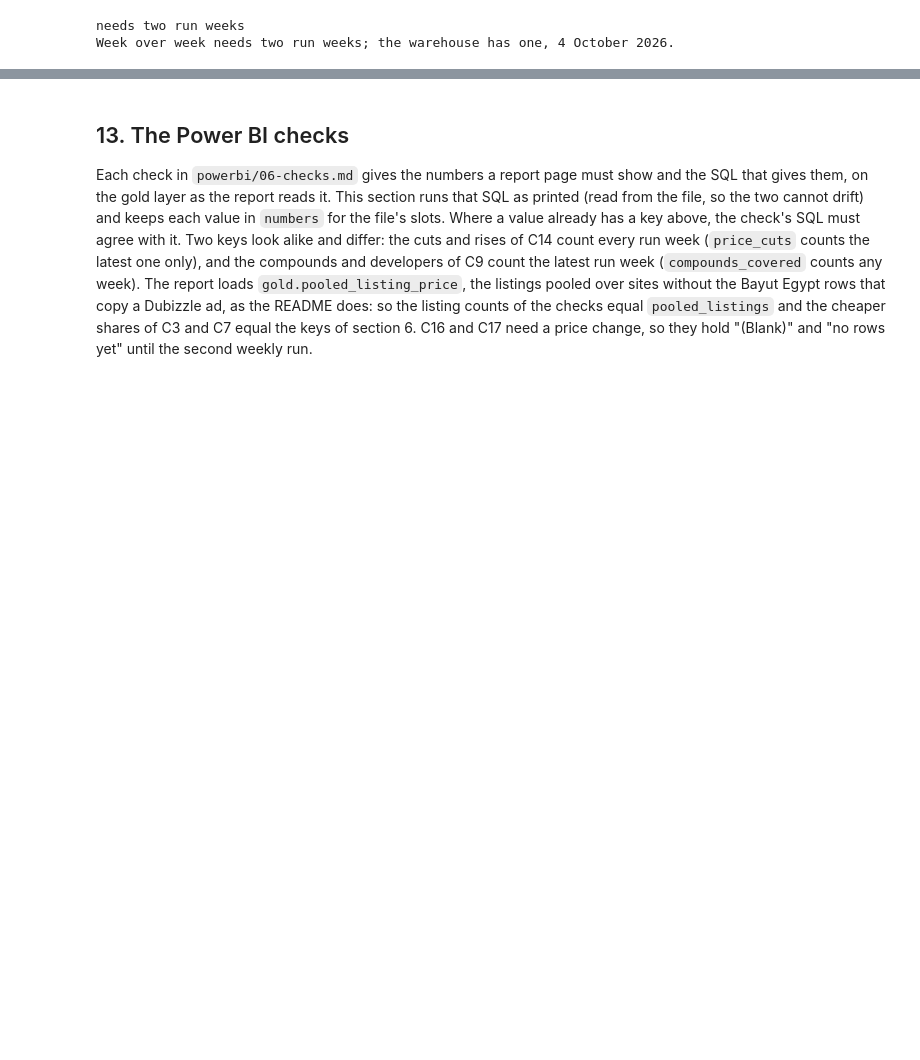
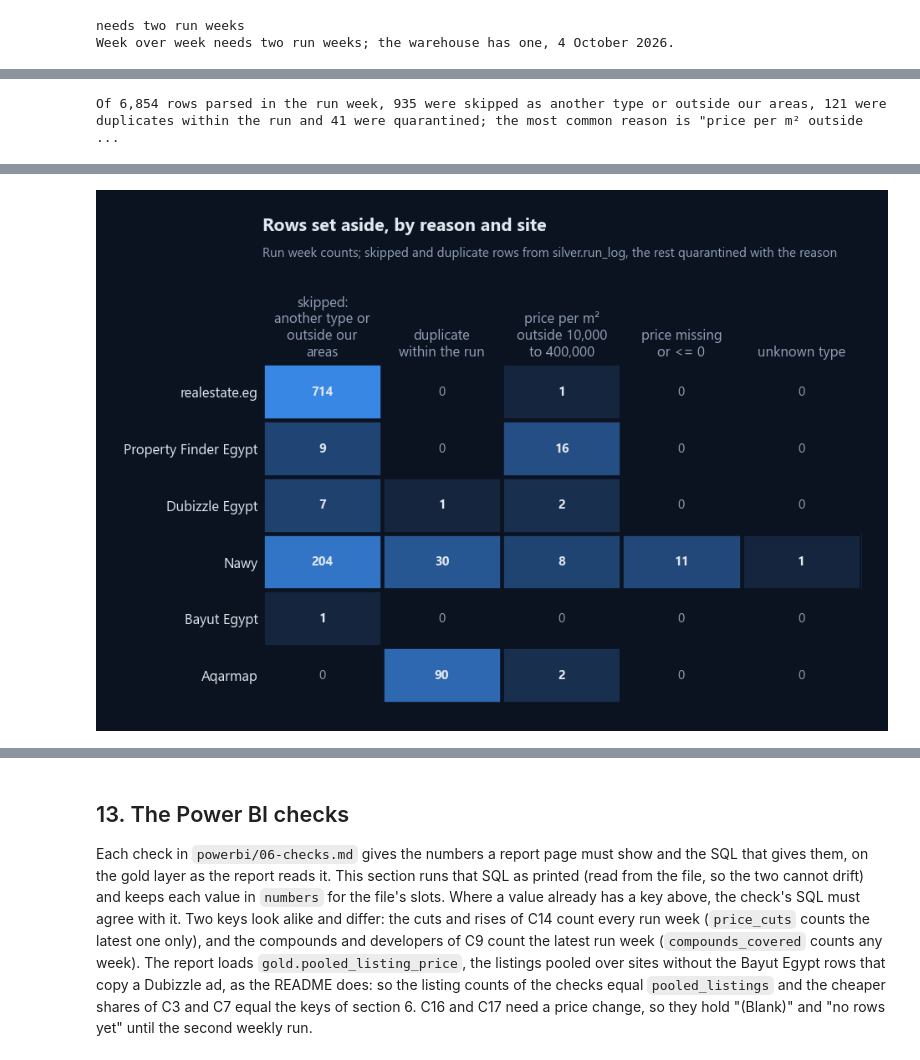
Before and after one commit to omarshalabyy1/egypt-real-estate-prices, a Jupyter notebook: analysis/analysis.ipynb, the cells around one changed output, grey strips where cells are left out. Cells and saved outputs as stored; diff of their text form; code cells hidden in the pictures; blank space fills up the shorter version.

```diff
--- a/analysis/analysis.ipynb
+++ b/analysis/analysis.ipynb
@@ -1351,0 +1473,64 @@ Week over week needs two run weeks; the warehouse has one, 4 October 2026.
+# %%
+import textwrap
+
+from matplotlib.colors import LogNorm
+
+
+def count_map(ax, table):
+    """Counts per cell on a log colour scale (the counts span three orders of magnitude); a 0 cell stays empty."""
+    values = table.to_numpy(dtype=float)
+    ax.imshow(np.where(values > 0, values, np.nan), cmap=SEQUENTIAL, norm=LogNorm(vmin=1, vmax=max(values.max(), 2)),
+              aspect="auto")
+    for i in range(values.shape[0]):
+        for j in range(values.shape[1]):
+            ax.text(j, i, f"{int(values[i, j]):,}", ha="center", va="center", color=INK if values[i, j] else MUTED,
+                    fontsize=10, fontweight="bold" if values[i, j] else "normal")
+    ax.set_xticks(range(values.shape[1]), [textwrap.fill(str(c), 15) for c in table.columns])
+    ax.set_yticks(range(values.shape[0]), list(table.index))
+    ax.set_xticks(np.arange(-0.5, values.shape[1]), minor=True)
+    ax.set_yticks(np.arange(-0.5, values.shape[0]), minor=True)
+    ax.grid(which="minor", color=SURFACE, linewidth=3)
+    ax.tick_params(which="both", length=0)
+    ax.xaxis.tick_top()
+    for side in ax.spines.values():
+        side.set_visible(False)
+
+
+SKIPPED, DUPLICATE = "skipped: another type or outside our areas", "duplicate within the run"
+week_q = quarantine[quarantine.run_week == latest_week]
+per_site = run_log.groupby("source")[["rows_parsed", "rows_skipped", "rows_duplicate", "rows_quarantined"]].sum()
+q_wide = week_q.pivot_table(index="source", columns="reason", values="rows", aggfunc="sum", fill_value=0)
+assert q_wide.sum(axis=1).reindex(per_site.index, fill_value=0).eq(per_site.rows_quarantined).all(), \
+    "silver.quarantine and silver.run_log disagree on a site's rejected rows"
+reasons = week_q.groupby("reason").rows.sum().sort_values(ascending=False, kind="stable")
+reasons = reasons.loc[sorted(reasons.index, key=lambda r: (-reasons[r], r))]
+set_aside = (per_site[["rows_skipped", "rows_duplicate"]].set_axis([SKIPPED, DUPLICATE], axis=1)
+             .join(q_wide.reindex(columns=reasons.index)).fillna(0).astype(int)
+             .reindex(sites.source, fill_value=0).rename(index=dict(zip(sites.source, sites.name))))
+top_reason = reasons.index[0]
+top_reason_site = set_aside[top_reason].sort_values(ascending=False, kind="stable")
+
+insights["12"] = dict(
+    title="Rows set aside, by reason and site", grain="one cell per site and reason, latest run week",
+    by_site=rows(set_aside.reset_index(names="site")), rows_parsed=int(per_site.rows_parsed.sum()),
+    rows_skipped=int(per_site.rows_skipped.sum()), rows_duplicate=int(per_site.rows_duplicate.sum()),
+    rows_quarantined=int(per_site.rows_quarantined.sum()), reasons={k: int(v) for k, v in reasons.items()},
+    top_reason=top_reason, top_reason_rows=int(reasons.iat[0]), top_reason_site=top_reason_site.index[0],
+    top_reason_site_rows=int(top_reason_site.iat[0]), chart=None,
+    sentence=(f"Of {int(per_site.rows_parsed.sum()):,} rows parsed in the run week, {int(per_site.rows_skipped.sum()):,} were "
+              f"skipped as another type or outside our areas, {int(per_site.rows_duplicate.sum()):,} were duplicates within "
+              f"the run and {int(per_site.rows_quarantined.sum()):,} were quarantined; the most common reason is "
+              f"\"{top_reason}\" ({int(reasons.iat[0]):,} rows, {int(top_reason_site.iat[0]):,} of them from "
+              f"{top_reason_site.index[0]}). The skips are kept as one count, without their reason."),
+)
+
+fig, ax = plt.subplots(figsize=(8.4, 4.8))
+count_map(ax, set_aside)
+ax.set_title("Rows set aside, by reason and site", pad=104)
+ax.annotate("Run week counts; skipped and duplicate rows from silver.run_log, the rest quarantined with the reason",
+            (0, 1), xycoords="axes fraction", xytext=(0, 84), textcoords="offset points", color=MUTED, fontsize=10)
+insights["12"]["chart"] = save(fig, 12, "set-aside-by-reason")
+print(insights["12"]["sentence"])
+set_aside
+# %% [output]
+Of 6,854 rows parsed in the run week, 935 were skipped as another type or outside our areas, 121 were duplicates within the run and 41 were quarantined; the most common reason is "price per m² outside ...
@@ -1351,0 +1545 @@ Week over week needs two run weeks; the warehouse has one, 4 October 2026.
+[figure, added]
```
Also changed, not shown: parts of 13 cells of this notebook, 13 other files.
